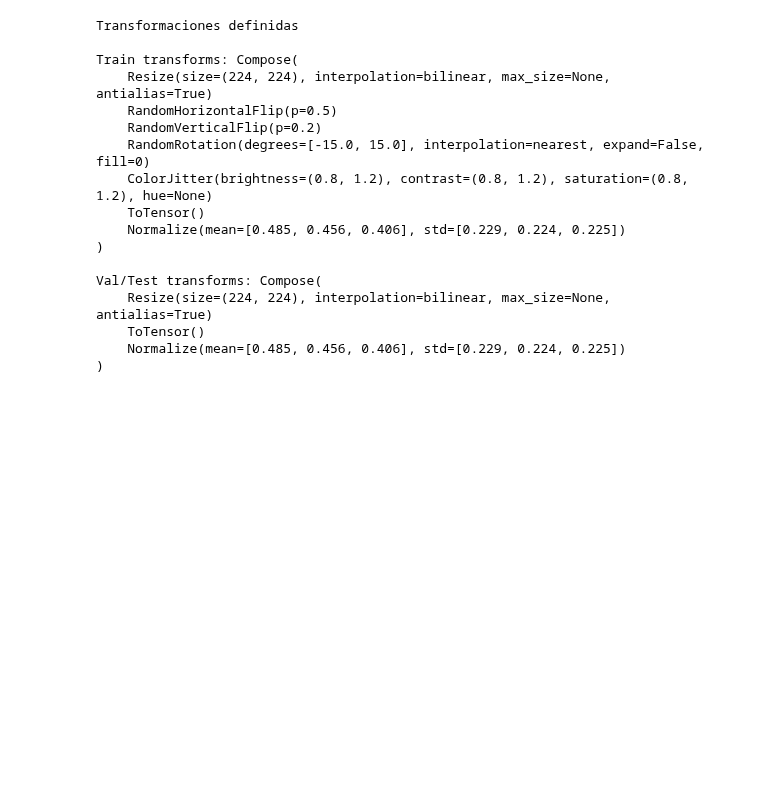
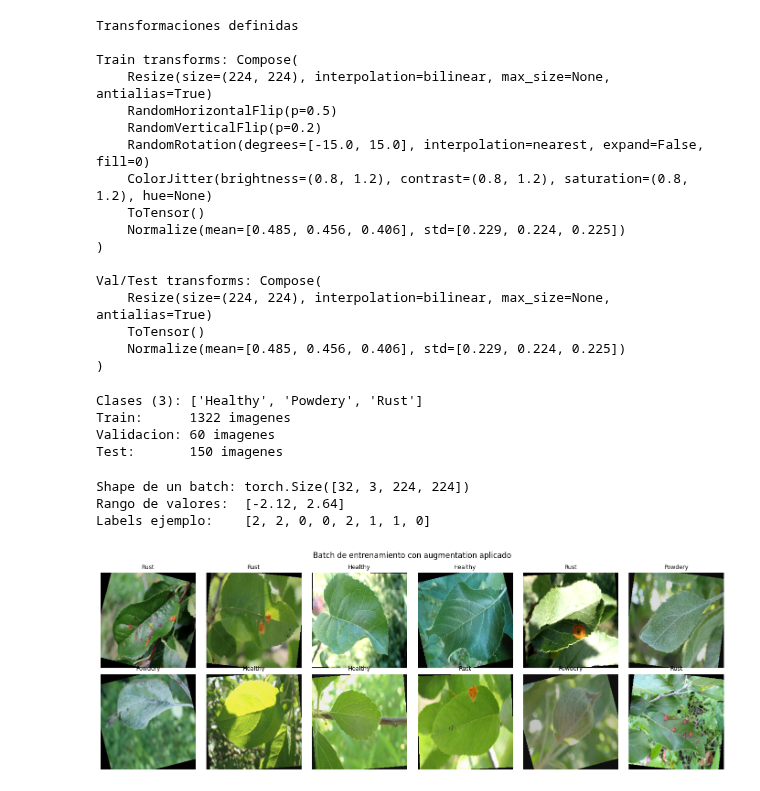
Before and after one commit to hugo1911/ProyectoICOP2, a Jupyter notebook: ICOP2_Deteccion_de_planta.ipynb, the cells around one changed output. Cells and saved outputs as stored; diff of their text form; code cells hidden in the pictures; blank space fills up the shorter version.

Commit message:
creacion y visualiazccion de un batch con augmentation aplicado

```diff
--- a/ICOP2_Deteccion_de_planta.ipynb
+++ b/ICOP2_Deteccion_de_planta.ipynb
@@ -239,3 +239,58 @@ Val/Test transforms: Compose(
     ToTensor()
     Normalize(mean=[0.485, 0.456, 0.406], std=[0.229, 0.224, 0.225])
 )
+# %%
+# Cargar los tres splits
+# El dataset ya viene dividido en Train / Validation / Test
+train_dataset = datasets.ImageFolder(root=TRAIN_DIR, transform=train_transforms)
+val_dataset   = datasets.ImageFolder(root=VAL_DIR,   transform=val_transforms)
+test_dataset  = datasets.ImageFolder(root=TEST_DIR,  transform=val_transforms)
+
+class_names = train_dataset.classes
+num_classes  = len(class_names)
+
+print(f"Clases ({num_classes}): {class_names}")
+print(f"Train:      {len(train_dataset)} imagenes")
+print(f"Validacion: {len(val_dataset)} imagenes")
+print(f"Test:       {len(test_dataset)} imagenes")
+# %% [output]
+Clases (3): ['Healthy', 'Powdery', 'Rust']
+Train:      1322 imagenes
+Validacion: 60 imagenes
+Test:       150 imagenes
+# %%
+from torch.utils.data import DataLoader
+
+# DataLoaders
+train_loader = DataLoader(train_dataset, batch_size=BATCH_SIZE, shuffle=True,  num_workers=2, pin_memory=True)
+val_loader   = DataLoader(val_dataset,   batch_size=BATCH_SIZE, shuffle=False, num_workers=2, pin_memory=True)
+test_loader  = DataLoader(test_dataset,  batch_size=BATCH_SIZE, shuffle=False, num_workers=2, pin_memory=True)
+
+# Verificar un batch
+imgs, labels = next(iter(train_loader))
+print(f"Shape de un batch: {imgs.shape}")
+print(f"Rango de valores:  [{imgs.min():.2f}, {imgs.max():.2f}]")
+print(f"Labels ejemplo:    {labels[:8].tolist()}")
+# %% [output]
+Shape de un batch: torch.Size([32, 3, 224, 224])
+Rango de valores:  [-2.12, 2.64]
+Labels ejemplo:    [2, 2, 0, 0, 2, 1, 1, 0]
+# %%
+# Visualiazccion de un batch con augmentation aplicado
+def denormalize(tensor):
+    mean = torch.tensor([0.485, 0.456, 0.406]).view(3, 1, 1)
+    std  = torch.tensor([0.229, 0.224, 0.225]).view(3, 1, 1)
+    return (tensor * std + mean).clamp(0, 1)
+
+n_show = min(12, len(imgs))
+fig, axes = plt.subplots(2, 6, figsize=(14, 5))
+for i, ax in enumerate(axes.flatten()[:n_show]):
+    img = denormalize(imgs[i]).permute(1, 2, 0).numpy()
+    ax.imshow(img)
+    ax.set_title(class_names[labels[i]], fontsize=9)
+    ax.axis('off')
+plt.suptitle('Batch de entrenamiento con augmentation aplicado', fontsize=12)
+plt.tight_layout()
+plt.show()
+# %% [output]
+[figure, added]
```
